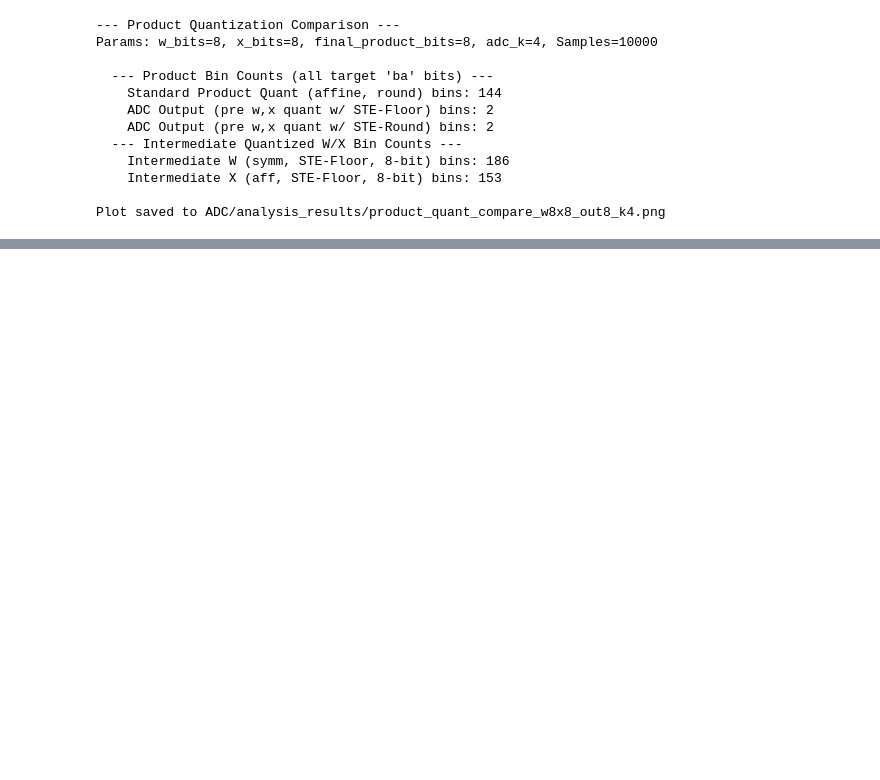
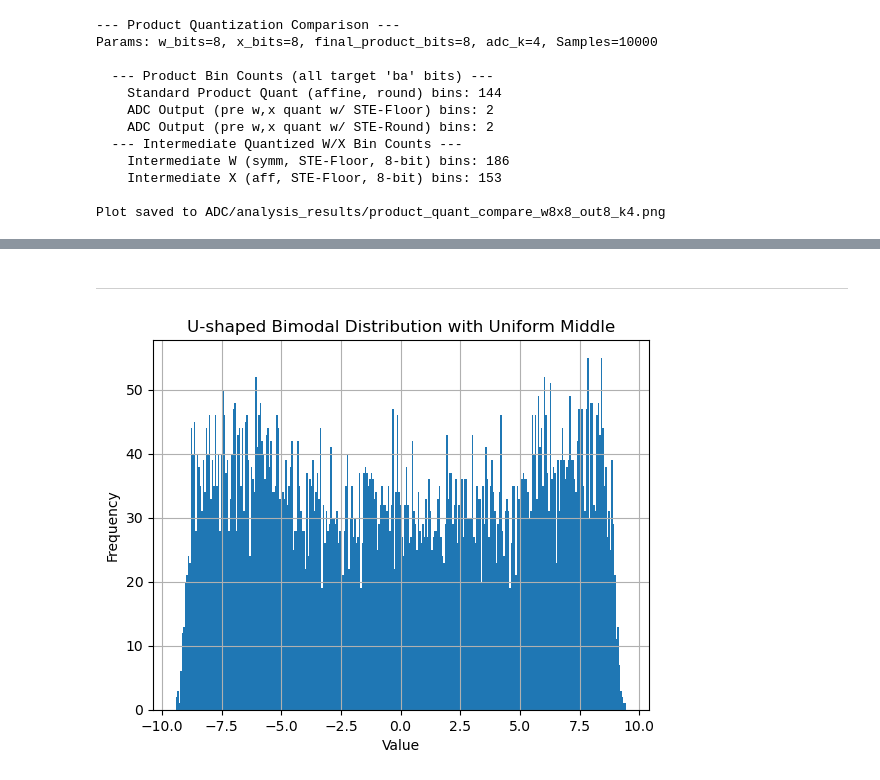
Before and after one commit to BurykinaA/quantization-techniques, a Jupyter notebook: ADC/bin_analysis.ipynb, the cells around one changed output, grey strips where cells are left out. Saved outputs shown, nothing was run; the diff lists cells and outputs as text; code cells hidden in the pictures; blank space fills up the shorter version.

```diff
--- a/ADC/bin_analysis.ipynb
+++ b/ADC/bin_analysis.ipynb
@@ -177,0 +314,2 @@ Plot saved to ADC/analysis_results/product_quant_compare_w8x8_out8_k4.png
+# %% [markdown]
+---
@@ -177,0 +418,10 @@ Plot saved to ADC/analysis_results/product_quant_compare_w8x8_out8_k4.png
+# %%
+weights, description = generate_u_shaped_weights(10000)
+plt.hist(weights.numpy(), bins=300)
+plt.title(description)
+plt.xlabel("Value")
+plt.ylabel("Frequency")
+plt.grid(True)
+plt.show()
+# %% [output]
+[figure, added]
```
Also changed, not shown: parts of 11 cells of this notebook, 4 other files.
